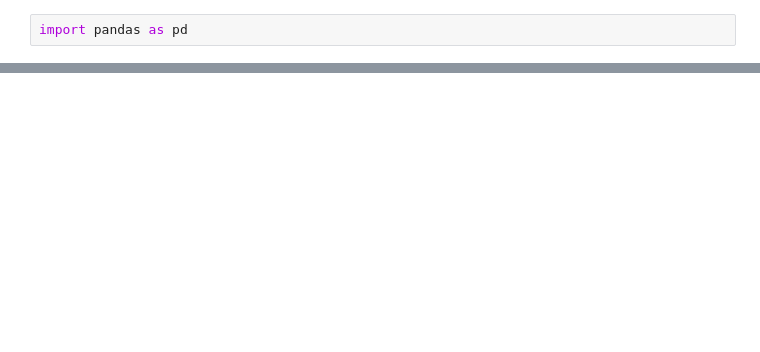
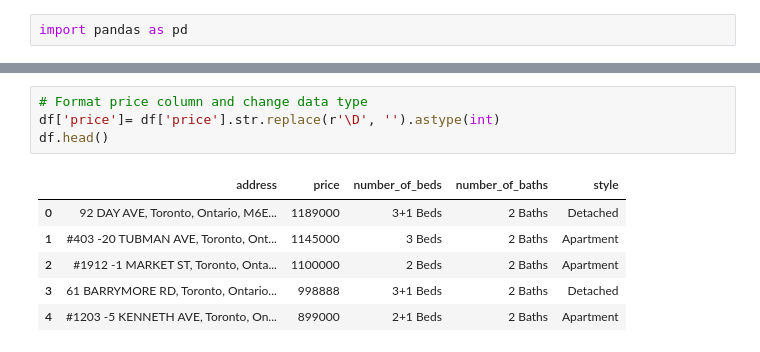
Before and after one commit to VincentGordon-Data-Analyst/final-project, a Jupyter notebook: Web Scraping/predicting_housing_price.ipynb, the cells around one changed output, grey strips where cells are left out. Cells and saved outputs as stored; diff of their text form; blank space fills up the shorter version.

```diff
--- a/Web Scraping/predicting_housing_price.ipynb
+++ b/Web Scraping/predicting_housing_price.ipynb
@@ -31,0 +32,11 @@ memory usage: 3.7+ KB
+# %%
+# Format price column and change data type
+df['price']= df['price'].str.replace(r'\D', '').astype(int)
+df.head()
+# %% [output]
+|  | address | price | number_of_beds | number_of_baths | style |
+| 0 | 92 DAY AVE, Toronto, Ontario, M6E... | 1189000 | 3+1 Beds | 2 Baths | Detached |
+| 1 | #403 -20 TUBMAN AVE, Toronto, Ont... | 1145000 | 3 Beds | 2 Baths | Apartment |
+| 2 | #1912 -1 MARKET ST, Toronto, Onta... | 1100000 | 2 Beds | 2 Baths | Apartment |
+| 3 | 61 BARRYMORE RD, Toronto, Ontario... | 998888 | 3+1 Beds | 2 Baths | Detached |
+| 4 | #1203 -5 KENNETH AVE, Toronto, On... | 899000 | 2+1 Beds | 2 Baths | Apartment |
```
Also changed, not shown: parts of 8 cells of this notebook, 2 other files.
